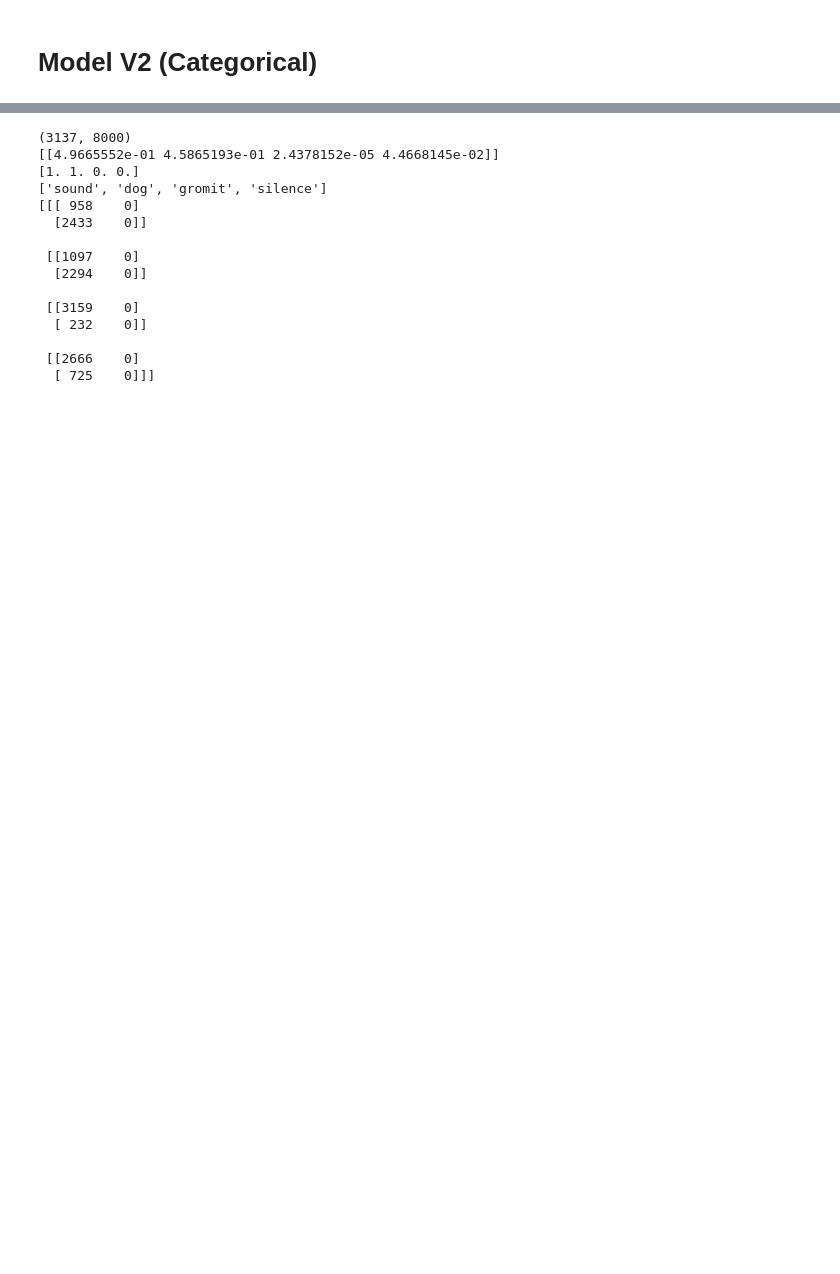
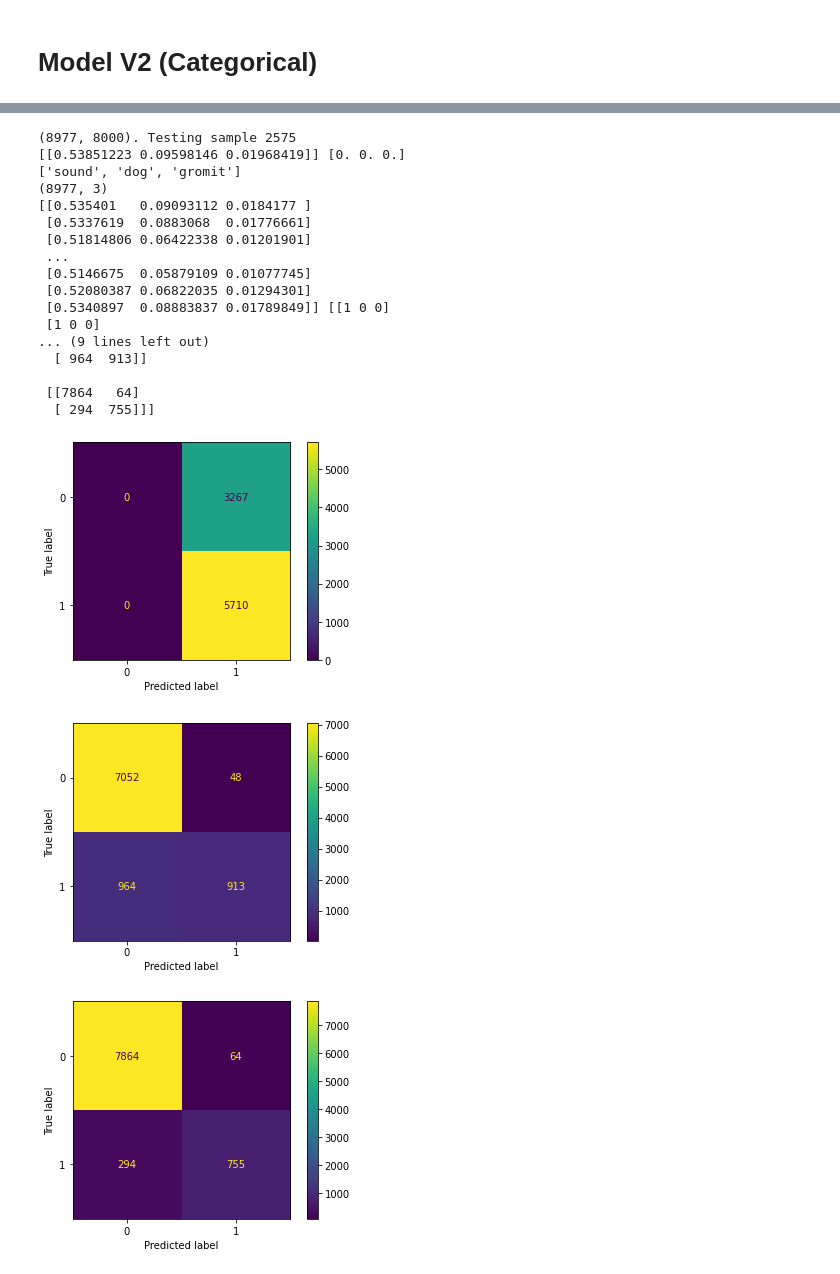
Before and after one commit to yxbh/gromtector, a Jupyter notebook: gromtector/notebooks/model.ipynb, the cells around one changed output, grey strips where cells are left out. Saved outputs shown, nothing was run; the diff lists cells and outputs as text; code cells hidden in the pictures; blank space fills up the shorter version.

```diff
--- a/gromtector/notebooks/model.ipynb
+++ b/gromtector/notebooks/model.ipynb
@@ -574,27 +570,40 @@ Epoch 100/100
 # %%
-from sklearn.metrics import multilabel_confusion_matrix, ConfusionMatrixDisplay
+from sklearn.metrics import multilabel_confusion_matrix, ConfusionMatrixDisplay, plot_confusion_matrix
 
-print(X.shape)
-result = model_v2.predict(np.asarray([X_v2[0]]))
-print(result)
-print(y_v2[0])
+idx = random.randint(0, len(X_v2))
+print(f"{X_v2.shape}. Testing sample {idx}")
+result = model_v2.predict(np.asarray([X_v2[idx]]))
+print(result, y_v2[idx])
 print(idx_label_map)
 y_v2_pred = model_v2.predict(X_v2)
-cm = multilabel_confusion_matrix(y_v2, np.round(y_v2_pred))
+print(y_v2_pred.shape)
+# y_v2_pred_rnd = np.round(y_v2_pred)
+y_v2_pred_rnd = np.where(y_v2_pred > 0.3, 1, 0)
+print(y_v2_pred, y_v2_pred_rnd)
+cm = multilabel_confusion_matrix(y_v2, y_v2_pred_rnd, )
 print(cm)
+
+for sub_cm in cm:
+    disp = ConfusionMatrixDisplay(confusion_matrix=sub_cm)
+    disp.plot()
 # %% [output]
-(3137, 8000)
-[[4.9665552e-01 4.5865193e-01 2.4378152e-05 4.4668145e-02]]
-[1. 1. 0. 0.]
-['sound', 'dog', 'gromit', 'silence']
-[[[ 958    0]
-  [2433    0]]
+(8977, 8000). Testing sample 2575
+[[0.53851223 0.09598146 0.01968419]] [0. 0. 0.]
+['sound', 'dog', 'gromit']
+(8977, 3)
+[[0.535401   0.09093112 0.0184177 ]
+ [0.5337619  0.0883068  0.01776661]
+ [0.51814806 0.06422338 0.01201901]
+ ...
+ [0.5146675  0.05879109 0.01077745]
+ [0.52080387 0.06822035 0.01294301]
+ [0.5340897  0.08883837 0.01789849]] [[1 0 0]
+ [1 0 0]
+... (9 lines left out)
+  [ 964  913]]
 
- [[1097    0]
-  [2294    0]]
-
- [[3159    0]
-  [ 232    0]]
-
- [[2666    0]
-  [ 725    0]]]
+ [[7864   64]
+  [ 294  755]]]
+[figure, added]
+[figure, added]
+[figure, added]
```
Also changed, not shown: parts of 17 cells of this notebook.
